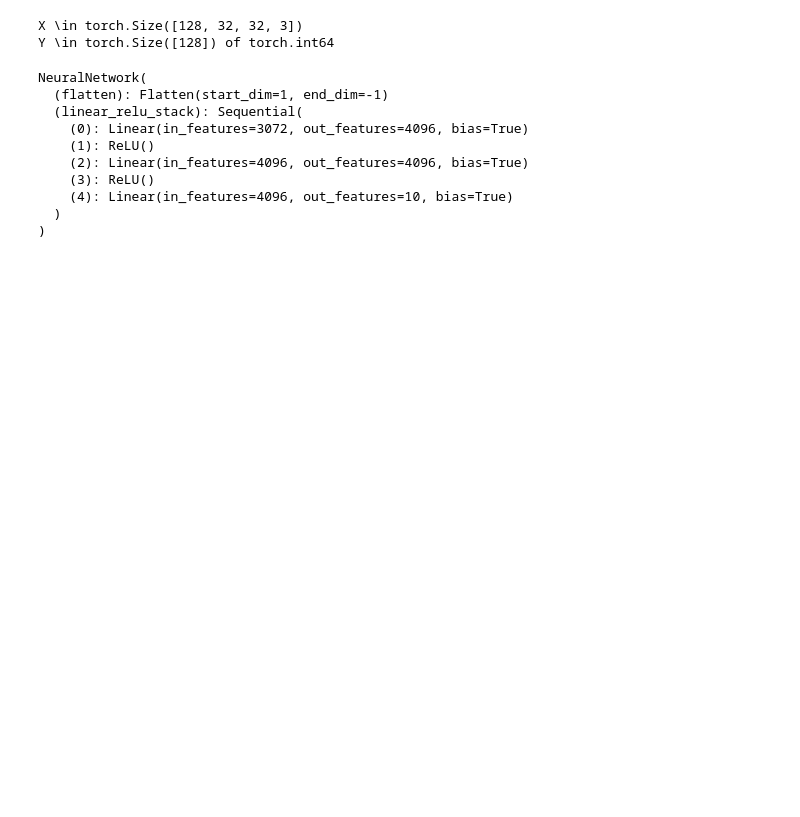
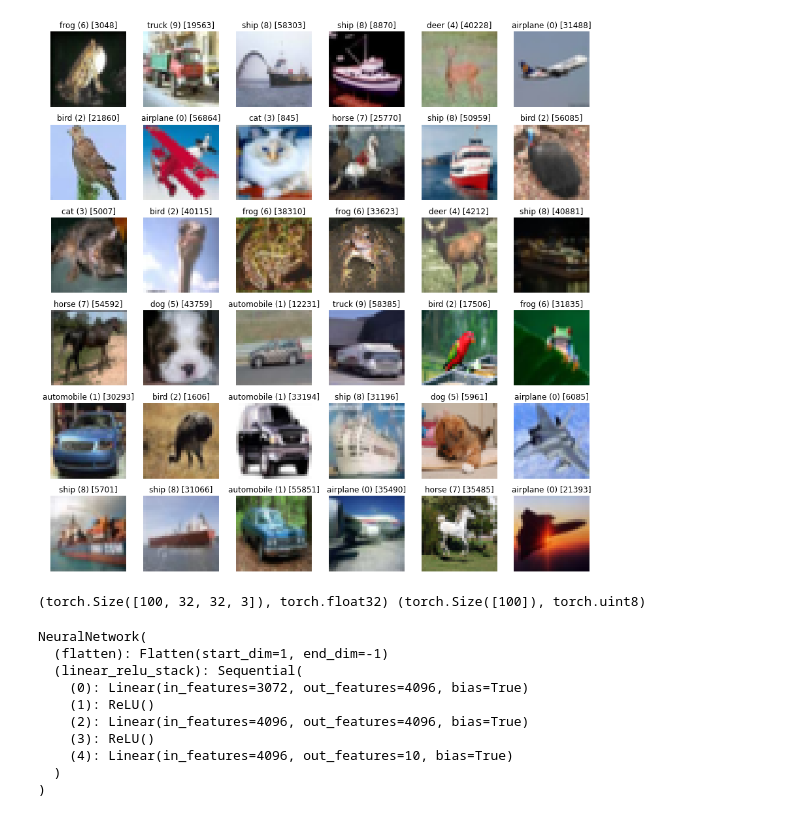
Before and after one commit to GilgameshxZero/utulek, a Jupyter notebook: experiments/fc-2.ipynb, the cells around one changed output. Drawn from its saved outputs; the diff is of its cells as text; code cells hidden in the pictures; blank space fills up the shorter version.

```diff
--- a/experiments/fc-2.ipynb
+++ b/experiments/fc-2.ipynb
@@ -28,16 +12,44 @@ result = {
+# %%
+X, Y, labels = utulek.fetch_ds_cifar_10()
+X = X.astype(np.float32) / 255
+X_train, Y_train = X[:50000], Y[:50000]
+X_test, Y_test = X[50000:], Y[50000:]
+X_orig, Y_orig = X, Y
+
+class Cifar10DatasetTrain(torch.utils.data.Dataset):
+    def __len__(self):
+        return len(X_train)
+
+    def __getitem__(self, idx):
+        return X_train[idx], Y_train[idx]
+
+
+class Cifar10DatasetTest(torch.utils.data.Dataset):
+    def __len__(self):
+        return len(X_test)
+
+    def __getitem__(self, idx):
+        return X_test[idx], Y_test[idx]
+
+
+train_dataset = Cifar10DatasetTrain()
+test_dataset = Cifar10DatasetTest()
+# %%
+utulek.show_img_ds(X, Y, labels=labels, shape=(6, 6))
+# %% [output]
+[figure, added]
 # %%
-result["c10"].update({
-    "train-loader": torch.utils.data.DataLoader(result["c10"]["train"], batch_size=hyper["batch_size"], pin_memory=True),
-    "test-loader": torch.utils.data.DataLoader(result["c10"]["test"], batch_size=hyper["batch_size"], pin_memory=True)
-})
+train_loader = torch.utils.data.DataLoader(train_dataset, batch_size=batch_size, pin_memory=True)
+test_loader = torch.utils.data.DataLoader(test_dataset, batch_size=batch_size, pin_memory=True)
 
-for X, Y in result["c10"]["train-loader"]:
-    print(f"X \in {X.shape}")
-    print(f"Y \in {Y.shape} of {Y.dtype}")
+for X, Y in train_loader:
+    X_shape = (X.shape, X.dtype)
+    Y_shape = (Y.shape, Y.dtype)
     break
+
+print(X_shape, Y_shape)
 # %% [output]
-X \in torch.Size([128, 32, 32, 3])
-Y \in torch.Size([128]) of torch.int64
+(torch.Size([100, 32, 32, 3]), torch.float32) (torch.Size([100]), torch.uint8)
 # %%
 class NeuralNetwork(torch.nn.Module):
     def __init__(self):
```
Also changed, not shown: parts of 9 cells of this notebook, 6 other files.
